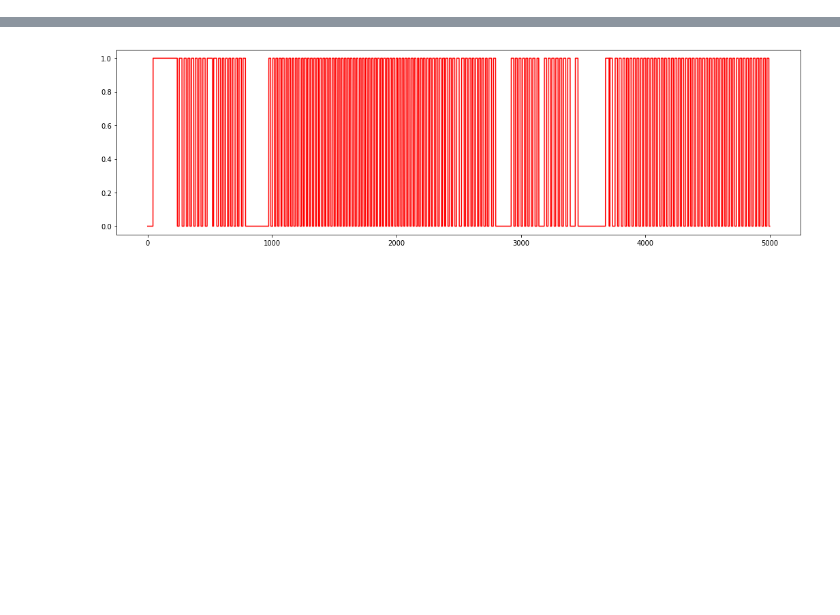
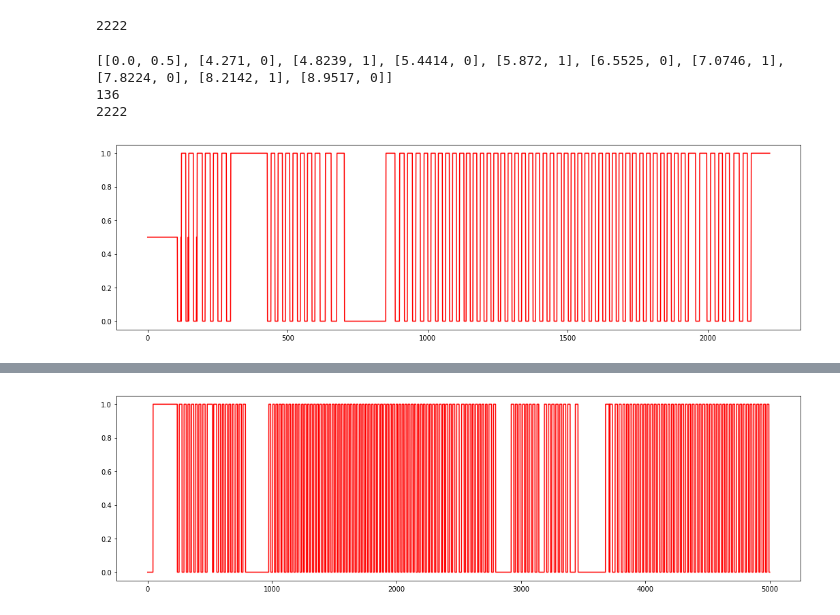
Before and after one commit to czyi/StepCounting, a Jupyter notebook: lstm_error_metric.ipynb, the cells around one changed output, grey strips where cells are left out. Saved outputs shown, nothing was run; the diff lists cells and outputs as text; code cells hidden in the pictures; blank space fills up the shorter version.

```diff
--- a/lstm_error_metric.ipynb
+++ b/lstm_error_metric.ipynb
@@ -12,3 +14,10 @@ num_input = 38
 timesteps = 80 # timesteps
 num_hidden = 100 # hidden layer num of features
 num_output= 1
+# %%
+#iPhoneSensors_T1_ID1_1L_GD.csv
+with open("weallwalk/sensor/iPhoneSensors_T1_ID1_1L_GD.csv", "r") as csvfile:
+    reader = csv.reader(csvfile) # 读取csv文件，返回的是迭代类型
+    dataset = [row[17:23] for row in reader]
+    print(len(dataset))
+    print(dataset[:10])
@@ -15,3 +27,74 @@ num_output= 1
+# %%
+def read_sensor(filename):
+    with open(filename, "r") as csvfile:
+        reader = csv.reader(csvfile) # 读取csv文件，返回的是迭代类型
+        dataset = [row[17:23] for row in reader]
+        #data_x
+        return np.array(dataset)
+# %%
+data_x = read_sensor("weallwalk/sensor/iPhoneSensors_T1_ID1_1L_GD.csv")
+print(len(data_x))
+# %% [output]
+2222
+# %%
+f = open("weallwalk/xml/T1_ID1_GD.xml")
+length = len(data_x)
+
+cts = f.read()
+f.close()
+
+p_foot = re.compile(r'<WhichFoot>(.*?)</WhichFoot>')
+all_foot = p_foot.findall(cts)
+
+p_time = re.compile(r'<Time>(.*?)</Time>')
+all_time = p_time.findall(cts)
+
+strike_times = []
+#L-1 R-0
+strike_times.append([0.0, 0.5])
+for i in range(len(all_foot)):
+    if(all_foot[i]=='L'):
+        strike_times.append([float(all_time[i]), 1])
+    else:
+        strike_times.append([float(all_time[i]), 0])
+strike_times.append([length/25.0, 0.5])
+print(strike_times[0:10])
+print(len(strike_times))
+
+window_y = []
+strike_index=0
+for i in range(length):
+    if(i/25.0 >= strike_times[strike_index+1][0]):
+        strike_index += 1
+    window_y.append([strike_times[strike_index][1]])
+
+p_dir = re.compile(r'<Direction>(.*?)</Direction>')
+all_dir = p_dir.findall(cts)
+
+p_starttime = re.compile(r'<StartTime>(.*?)</StartTime>')
+all_starttime = p_starttime.findall(cts)
+
+p_endtime = re.compile(r'<EndTime>(.*?)</EndTime>')
+all_endtime = p_endtime.findall(cts)
+
+for i in range(len(all_dir)):
+    if(all_dir[i][:4]=='Turn'):
+        start_time = int(float(all_time[i])*25)
+        end_time = int(float(all_time[i])*25)
+        for t in range(start_time-1, end_time):
+            window_y[t] = [0.5]
+
+print(len(window_y))
+# %% [output]
+[[0.0, 0.5], [4.271, 0], [4.8239, 1], [5.4414, 0], [5.872, 1], [6.5525, 0], [7.0746, 1], [7.8224, 0], [8.2142, 1], [8.9517, 0]]
+136
+2222
+# %%
+plt.figure(figsize=(18, 5))
+plt.plot([i[0] for i in window_y], 'r')
+plt.show()
+# %% [output]
+[figure, added]
 # %%
 def read_sensor(filename):
     f_sensor=open(filename)
```
Also changed, not shown: parts of 6 cells of this notebook, 10 other files.
